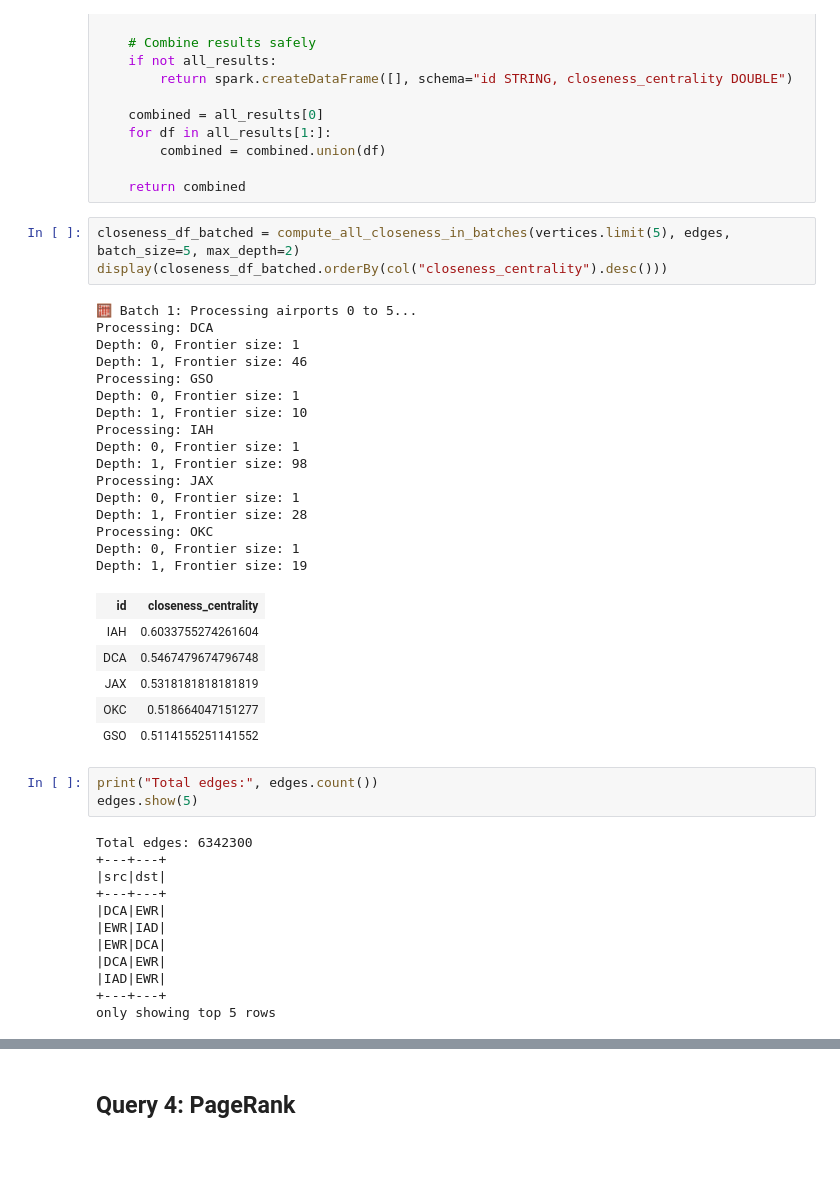
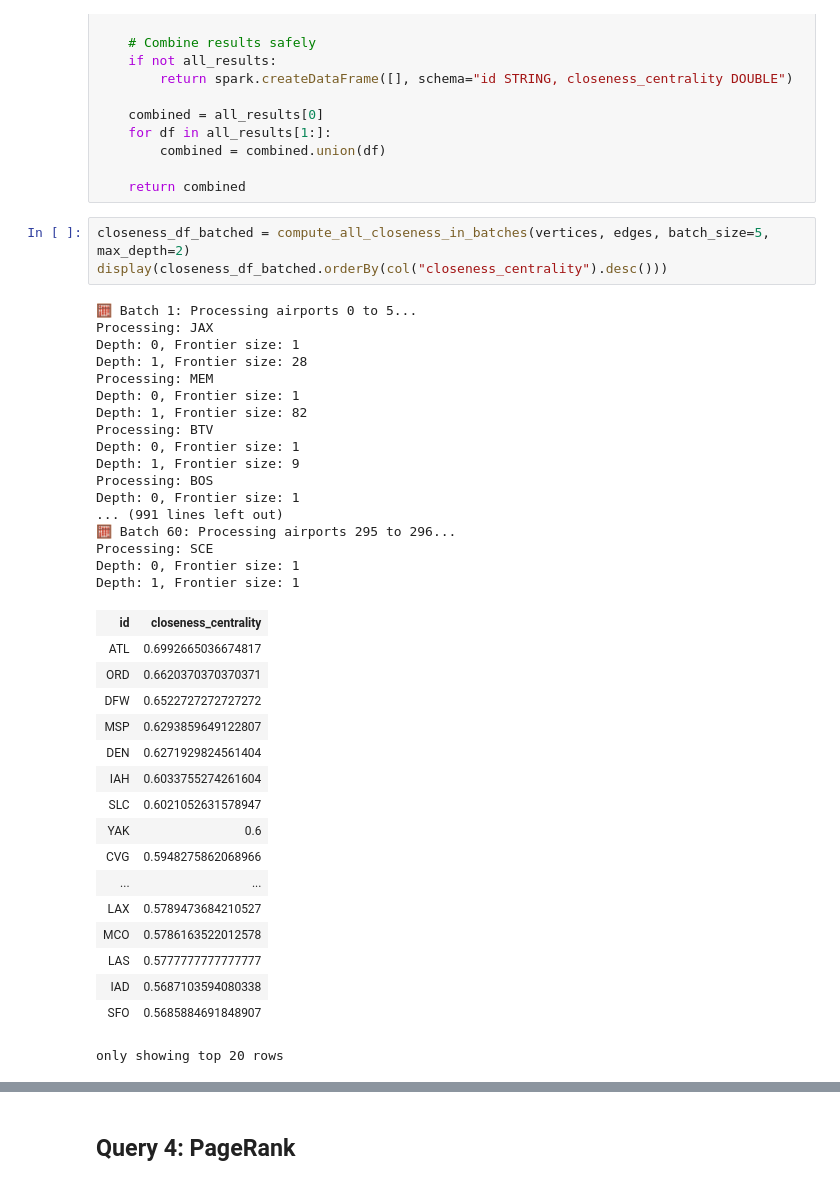
Before and after one commit to PhashaD/bdm-project-group12, a Jupyter notebook: projects/project3/project3.ipynb, the cells around one changed output, grey strips where cells are left out. Cells and saved outputs as stored; diff of their text form; blank space fills up the shorter version.

```diff
--- a/projects/project3/project3.ipynb
+++ b/projects/project3/project3.ipynb
@@ -370,43 +376,40 @@ def compute_all_closeness_in_batches(vertices: DataFrame, edges: DataFrame, batc
 
     return combined
 # %%
-closeness_df_batched = compute_all_closeness_in_batches(vertices.limit(5), edges, batch_size=5, max_depth=2)
+closeness_df_batched = compute_all_closeness_in_batches(vertices, edges, batch_size=5, max_depth=2)
 display(closeness_df_batched.orderBy(col("closeness_centrality").desc()))
 # %% [output]
 🧮 Batch 1: Processing airports 0 to 5...
-Processing: DCA
-Depth: 0, Frontier size: 1
-Depth: 1, Frontier size: 46
-Processing: GSO
-Depth: 0, Frontier size: 1
-Depth: 1, Frontier size: 10
-Processing: IAH
-Depth: 0, Frontier size: 1
-Depth: 1, Frontier size: 98
 Processing: JAX
 Depth: 0, Frontier size: 1
 Depth: 1, Frontier size: 28
-Processing: OKC
+Processing: MEM
 Depth: 0, Frontier size: 1
-Depth: 1, Frontier size: 19
+Depth: 1, Frontier size: 82
+Processing: BTV
+Depth: 0, Frontier size: 1
+Depth: 1, Frontier size: 9
+Processing: BOS
+Depth: 0, Frontier size: 1
+... (991 lines left out)
+🧮 Batch 60: Processing airports 295 to 296...
+Processing: SCE
+Depth: 0, Frontier size: 1
+Depth: 1, Frontier size: 1
 | id | closeness_centrality |
+| ATL | 0.6992665036674817 |
+| ORD | 0.6620370370370371 |
+| DFW | 0.6522727272727272 |
+| MSP | 0.6293859649122807 |
+| DEN | 0.6271929824561404 |
 | IAH | 0.6033755274261604 |
-| DCA | 0.5467479674796748 |
-| JAX | 0.5318181818181819 |
-| OKC | 0.518664047151277 |
-| GSO | 0.5114155251141552 |
+| SLC | 0.6021052631578947 |
+| YAK | 0.6 |
+| CVG | 0.5948275862068966 |
+| ... | ... |
+| LAX | 0.5789473684210527 |
+| MCO | 0.5786163522012578 |
+| LAS | 0.5777777777777777 |
+| IAD | 0.5687103594080338 |
+| SFO | 0.5685884691848907 |
+only showing top 20 rows
-# %%
-print("Total edges:", edges.count())
-edges.show(5)
-# %% [output]
-Total edges: 6342300
-+---+---+
-|src|dst|
-+---+---+
-|DCA|EWR|
-|EWR|IAD|
-|EWR|DCA|
-|DCA|EWR|
-|IAD|EWR|
-+---+---+
-only showing top 5 rows
```
Also changed, not shown: parts of 10 cells of this notebook, 5 other files.
